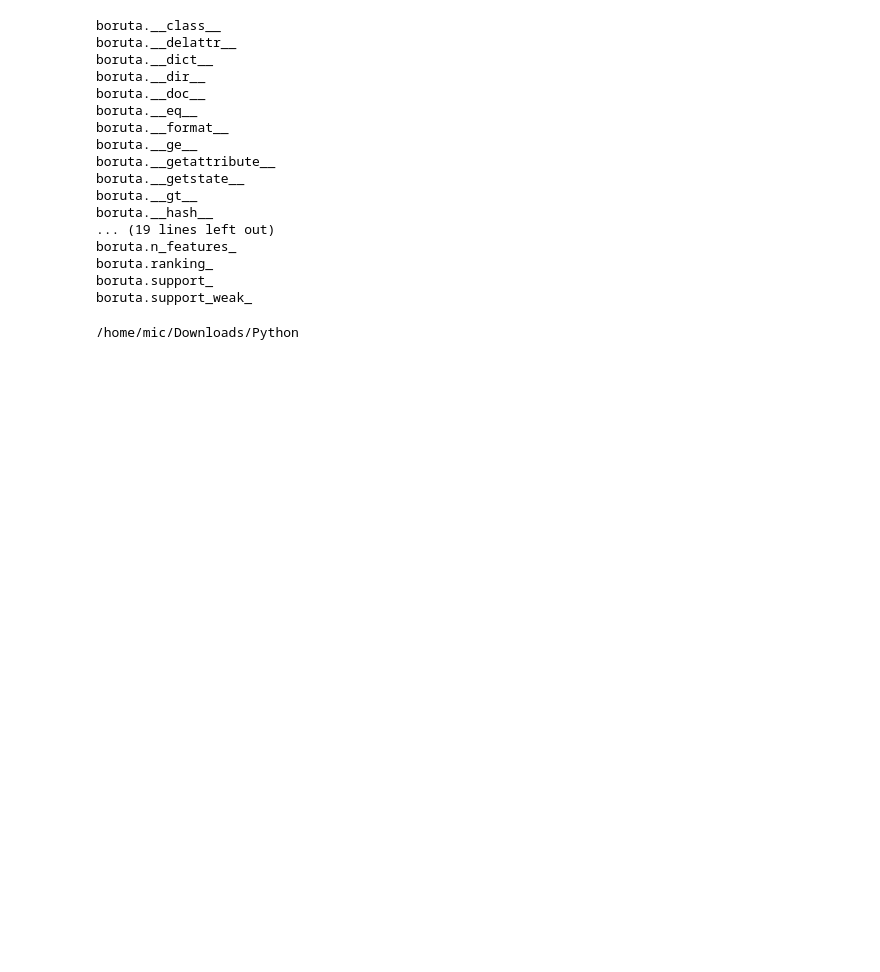
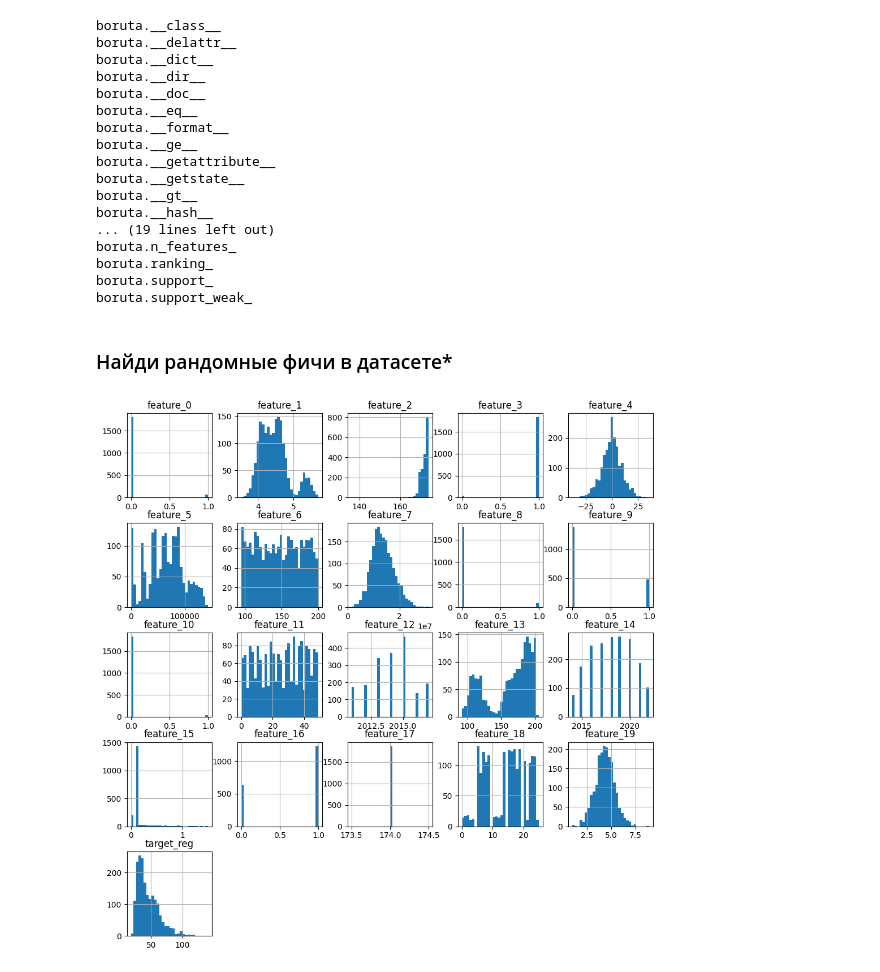
Before and after one commit to meshvedov/competition-ds, a Jupyter notebook: 3_3_Feature_Selection_HW.ipynb, the cells around one changed output. Saved outputs shown, nothing was run; the diff lists cells and outputs as text; code cells hidden in the pictures; blank space fills up the shorter version.

```diff
--- a/3_3_Feature_Selection_HW.ipynb
+++ b/3_3_Feature_Selection_HW.ipynb
@@ -166,6 +166,12 @@ boruta.n_features_
 boruta.ranking_
 boruta.support_
 boruta.support_weak_
+# %% [markdown]
+### Найди рандомные фичи в датасете*
 # %%
+path = 'https://stepik.org/media/attachments/lesson/779915/fs_task2_22f.csv'
+df = pd.read_csv(path)
-# %% [output]
-/home/mic/Downloads/Python
+# %%
+df.hist(figsize=(12,12), bins=30);
+# %% [output]
+[figure, added]
```
Also changed, not shown: parts of 23 cells of this notebook.
